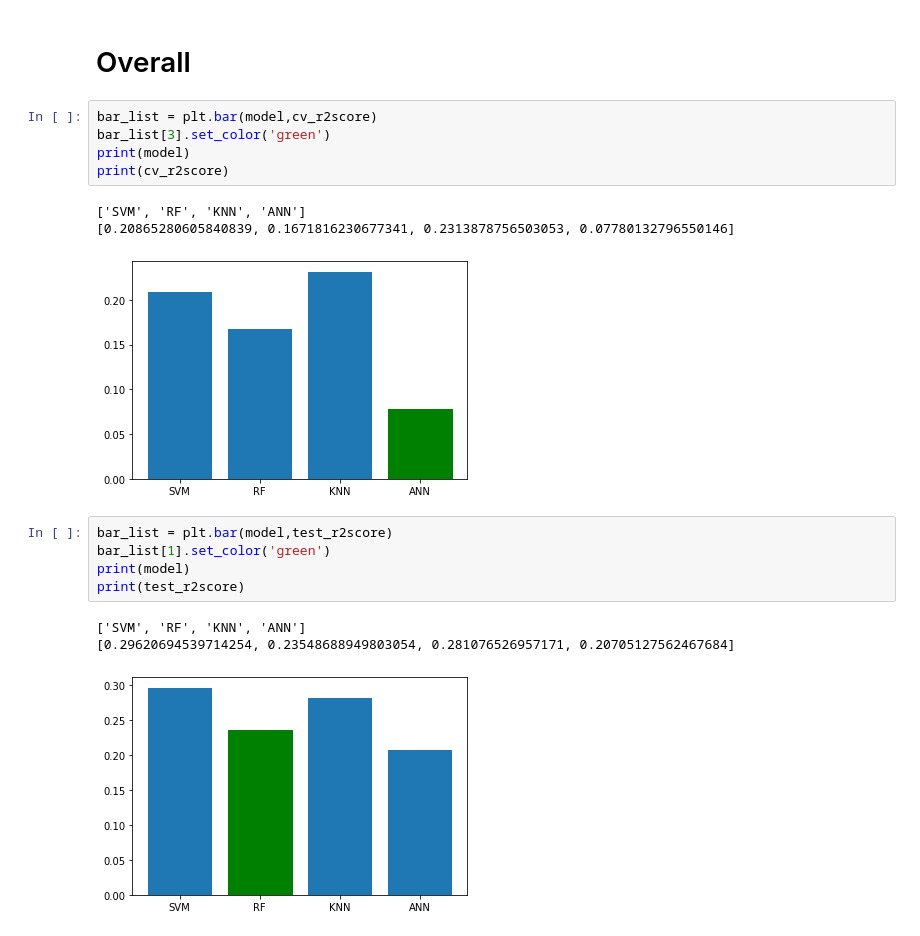
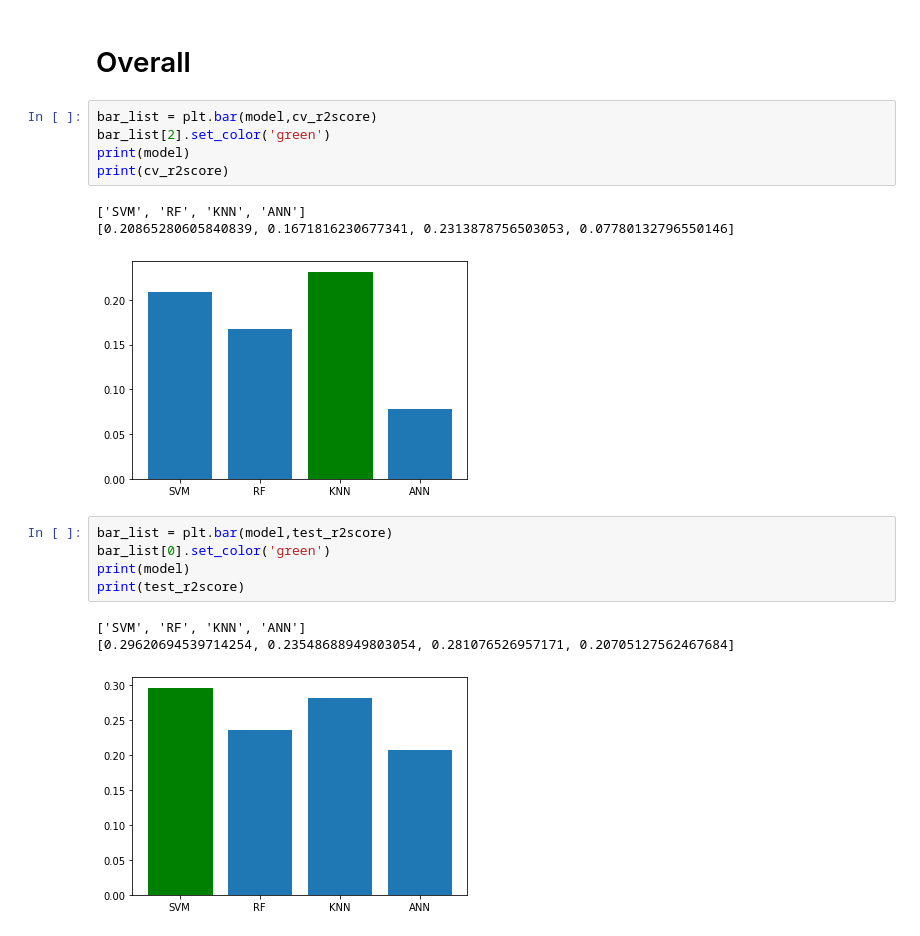
Before and after one commit to parthojit/bioinformatics, a Jupyter notebook: thermostability/notebook/4.0-dTm_regression.ipynb, the cells around one changed output. Cells and saved outputs as stored; diff of their text form.

```diff
--- a/thermostability/notebook/4.0-dTm_regression.ipynb
+++ b/thermostability/notebook/4.0-dTm_regression.ipynb
@@ -159,19 +159,19 @@ model.append('ANN')
 # Overall
 # %%
 bar_list = plt.bar(model,cv_r2score)
-bar_list[3].set_color('green')
+bar_list[2].set_color('green')
 print(model)
 print(cv_r2score)
 # %% [output]
 ['SVM', 'RF', 'KNN', 'ANN']
 [0.20865280605840839, 0.1671816230677341, 0.2313878756503053, 0.07780132796550146]
-[figure, old version]
+[figure, new version]
 # %%
 bar_list = plt.bar(model,test_r2score)
-bar_list[1].set_color('green')
+bar_list[0].set_color('green')
 print(model)
 print(test_r2score)
 # %% [output]
 ['SVM', 'RF', 'KNN', 'ANN']
 [0.29620694539714254, 0.23548688949803054, 0.281076526957171, 0.20705127562467684]
-[figure, old version]
+[figure, new version]
```
Also changed, not shown: 1 other file.
